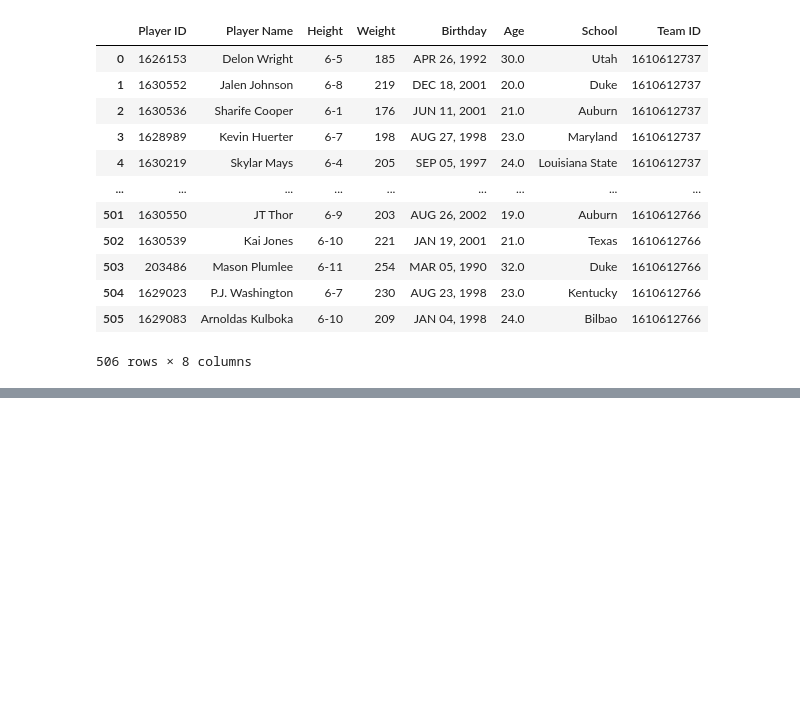
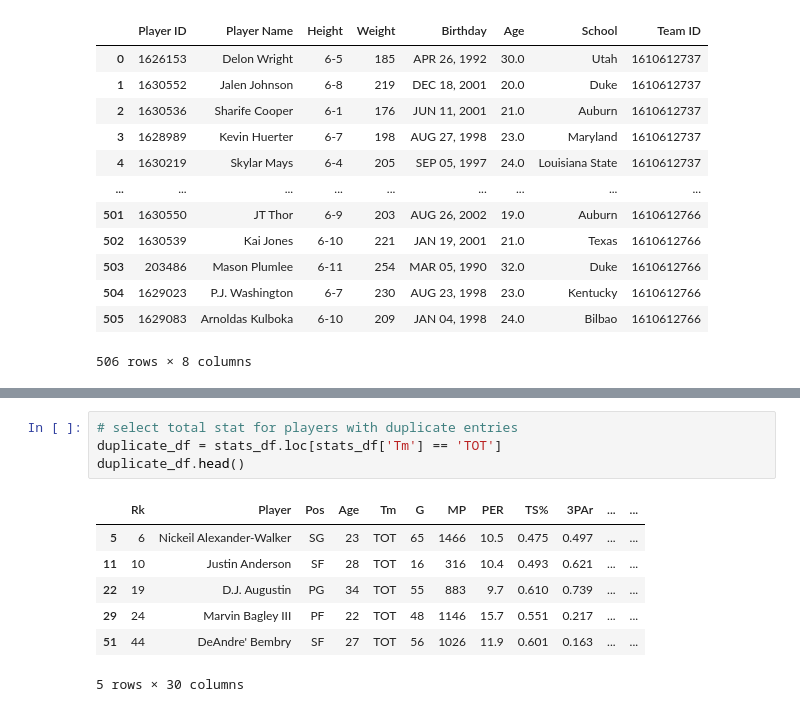
Before and after one commit to meeyoungPH/nba_superlatives, a Jupyter notebook: biometrics/biometrics.ipynb, the cells around one changed output, grey strips where cells are left out. Saved outputs shown, nothing was run; the diff lists cells and outputs as text; blank space fills up the shorter version.

```diff
--- a/biometrics/biometrics.ipynb
+++ b/biometrics/biometrics.ipynb
@@ -196,0 +216,12 @@ teams_players_df.to_csv('output/teams_players_2021_2022.csv', )
+# %%
+# select total stat for players with duplicate entries
+duplicate_df = stats_df.loc[stats_df['Tm'] == 'TOT']
+duplicate_df.head()
+# %% [output]
+|  | Rk | Player | Pos | Age | Tm | G | MP | PER | TS% | 3PAr | ... | ... |
+| 5 | 6 | Nickeil Alexander-Walker | SG | 23 | TOT | 65 | 1466 | 10.5 | 0.475 | 0.497 | ... | ... |
+| 11 | 10 | Justin Anderson | SF | 28 | TOT | 16 | 316 | 10.4 | 0.493 | 0.621 | ... | ... |
+| 22 | 19 | D.J. Augustin | PG | 34 | TOT | 55 | 883 | 9.7 | 0.610 | 0.739 | ... | ... |
+| 29 | 24 | Marvin Bagley III | PF | 22 | TOT | 48 | 1146 | 15.7 | 0.551 | 0.217 | ... | ... |
+| 51 | 44 | DeAndre' Bembry | SF | 27 | TOT | 56 | 1026 | 11.9 | 0.601 | 0.163 | ... | ... |
+5 rows × 30 columns
```
Also changed, not shown: parts of 6 cells of this notebook.
